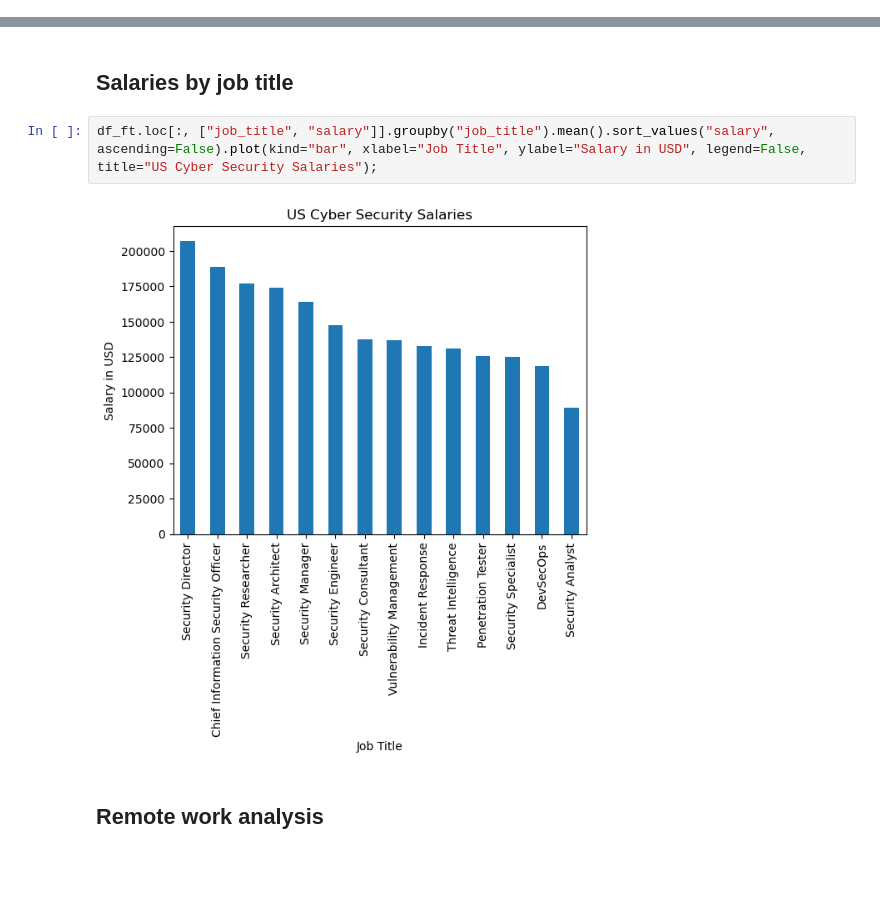
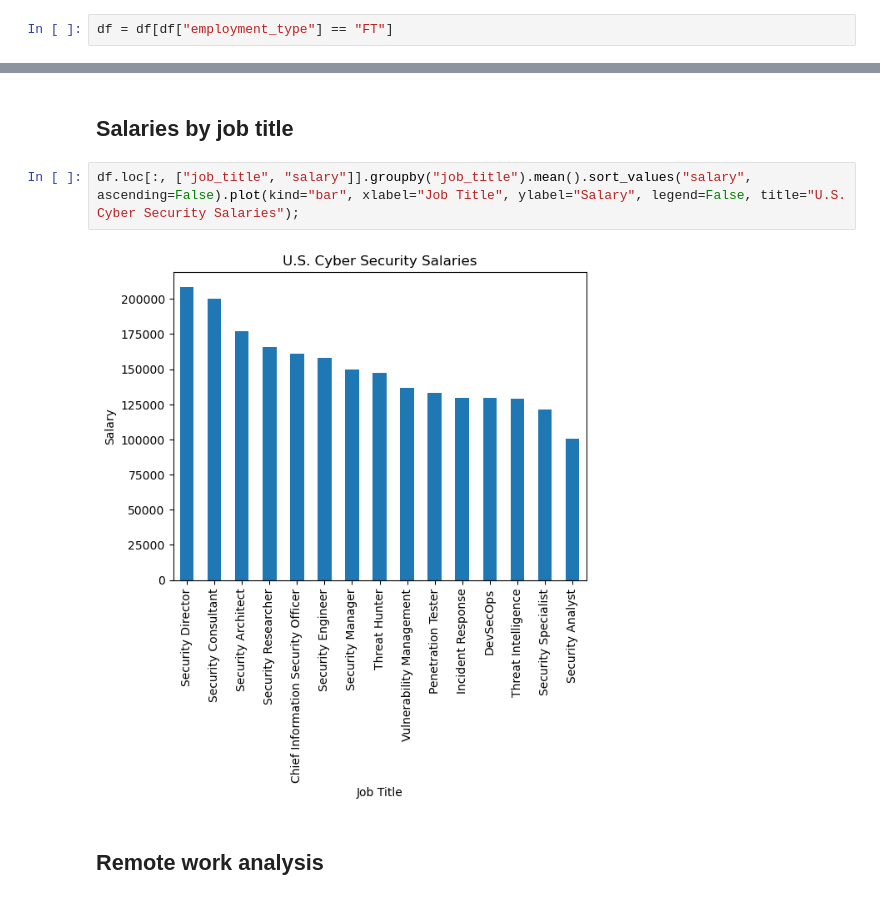
Before and after one commit to Korkmatik/DataScience, a Jupyter notebook: Projects/Cyber Security Salaries/02_us_data_analysis.ipynb, the cells around one changed output, grey strips where cells are left out. Saved outputs shown, nothing was run; the diff lists cells and outputs as text; blank space fills up the shorter version.

Commit message:
Further data visualization and analysis of latest data

```diff
--- a/Projects/Cyber Security Salaries/02_us_data_analysis.ipynb
+++ b/Projects/Cyber Security Salaries/02_us_data_analysis.ipynb
@@ -18,0 +19,2 @@ df.head()
+# %%
+df = df[df["employment_type"] == "FT"]
@@ -107,9 +154,9 @@ See the caveats in the documentation: https://pandas.pydata.org/pandas-docs/stab
 # %% [markdown]
 ## Salaries by job title
 # %%
-df_ft.loc[:, ["job_title", "salary"]].groupby("job_title").mean().sort_values("salary", ascending=False).plot(kind="bar", xlabel="Job Title", ylabel="Salary in USD", legend=False, title="US Cyber Security Salaries");
+df.loc[:, ["job_title", "salary"]].groupby("job_title").mean().sort_values("salary", ascending=False).plot(kind="bar", xlabel="Job Title", ylabel="Salary", legend=False, title="U.S. Cyber Security Salaries");
 # %% [output]
-[figure, old version]
+[figure, new version]
 # %% [markdown]
 ## Remote work analysis
 # %%
```
Also changed, not shown: parts of 34 cells of this notebook, 2 other files.
